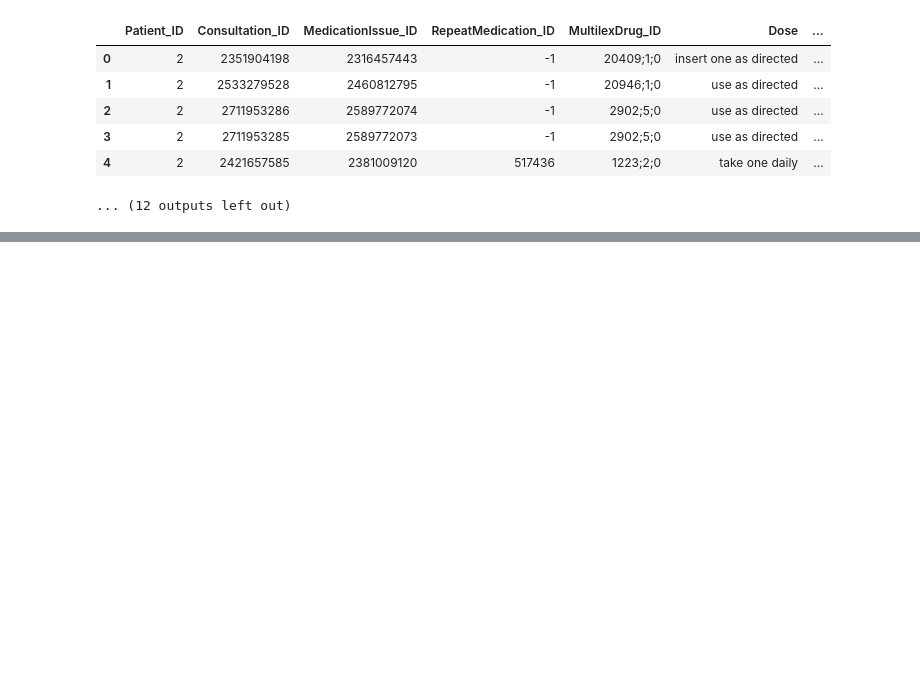
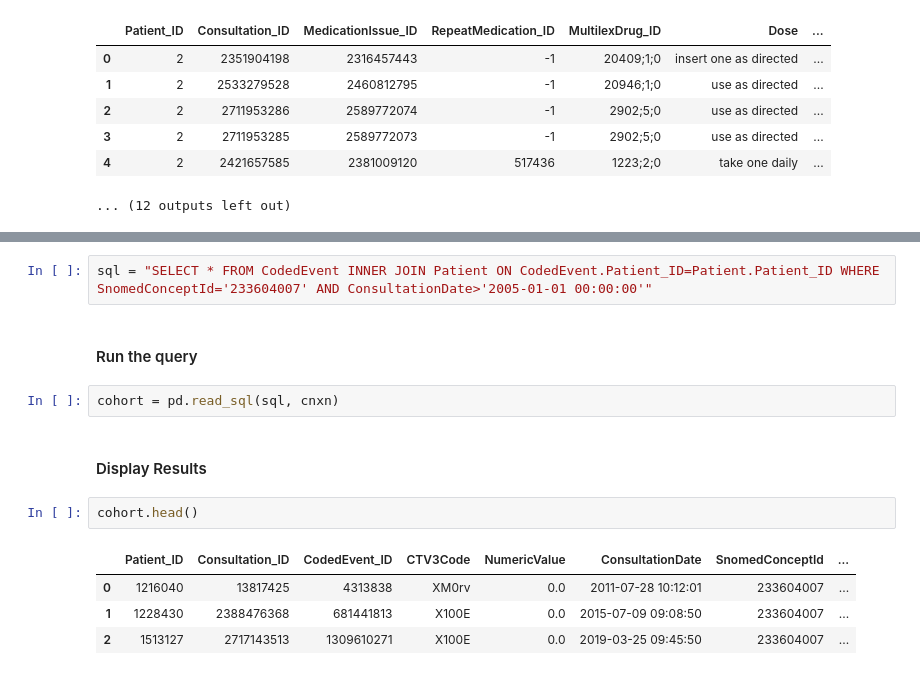
Before and after one commit to opensafely/tpp-sql-notebook, a Jupyter notebook: notebooks/tpp-schema.ipynb, the cells around one changed output, grey strips where cells are left out. Saved outputs shown, nothing was run; the diff lists cells and outputs as text; blank space fills up the shorter version.

Commit message:
first sql query against data

```diff
--- a/notebooks/tpp-schema.ipynb
+++ b/notebooks/tpp-schema.ipynb
@@ -79,0 +84,15 @@ for table in df['name']:
+# %%
+sql = "SELECT * FROM CodedEvent INNER JOIN Patient ON CodedEvent.Patient_ID=Patient.Patient_ID WHERE SnomedConceptId='233604007' AND ConsultationDate>'2005-01-01 00:00:00'"
+# %% [markdown]
+#### Run the query
+# %%
+cohort = pd.read_sql(sql, cnxn)
+# %% [markdown]
+#### Display Results
+# %%
+cohort.head()
+# %% [output]
+|  | Patient_ID | Consultation_ID | CodedEvent_ID | CTV3Code | NumericValue | ConsultationDate | SnomedConceptId | ... |
+| 0 | 1216040 | 13817425 | 4313838 | XM0rv | 0.0 | 2011-07-28 10:12:01 | 233604007 | ... |
+| 1 | 1228430 | 2388476368 | 681441813 | X100E | 0.0 | 2015-07-09 09:08:50 | 233604007 | ... |
+| 2 | 1513127 | 2717143513 | 1309610271 | X100E | 0.0 | 2019-03-25 09:45:50 | 233604007 | ... |
```
Also changed, not shown: parts of 1 cell of this notebook, 1 other file.
